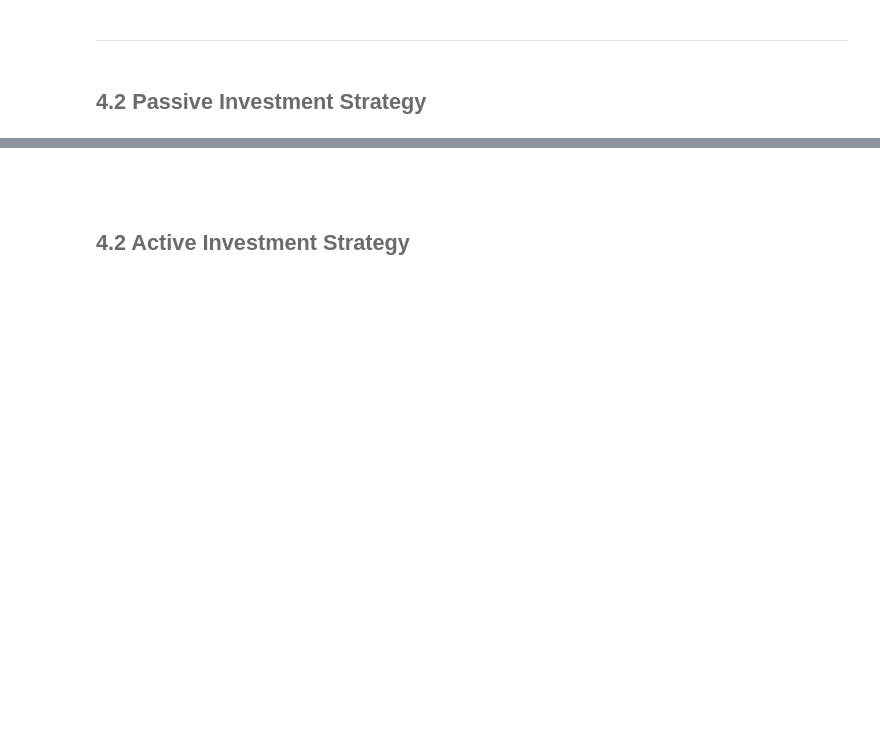
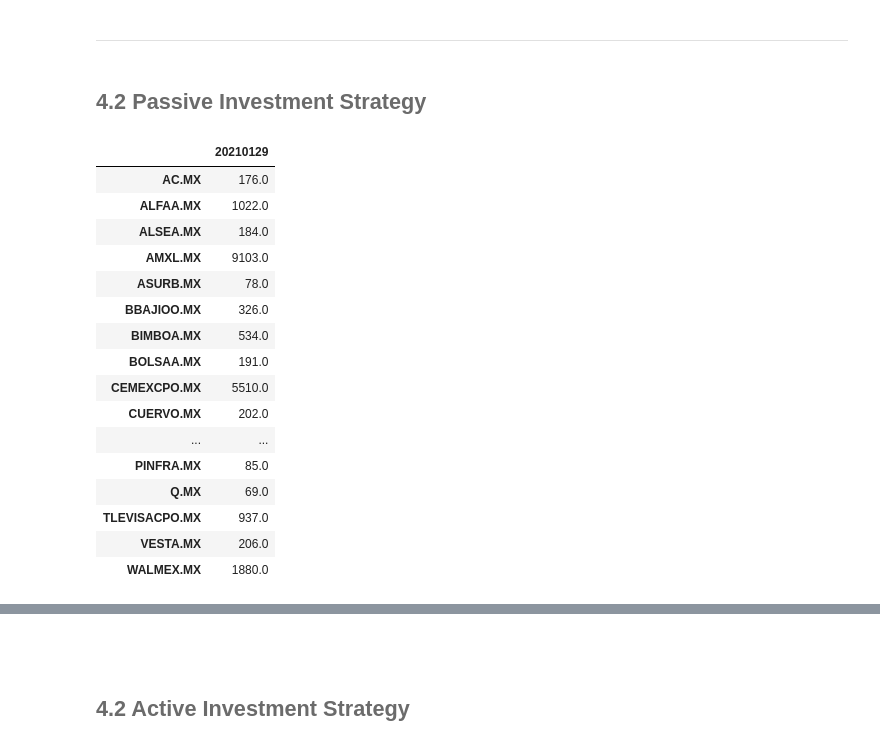
Before and after one commit to Tania-Bell/MyST_Lab1, a Jupyter notebook: notebook.ipynb, the cells around one changed output, grey strips where cells are left out. Cells and saved outputs as stored; diff of their text form; code cells hidden in the pictures; blank space fills up the shorter version.

```diff
--- a/notebook.ipynb
+++ b/notebook.ipynb
@@ -170,0 +189,20 @@ prices_daily.head(5)
+# %%
+cap_shares_p
+# %% [output]
+|  | 20210129 |
+| AC.MX | 176.0 |
+| ALFAA.MX | 1022.0 |
+| ALSEA.MX | 184.0 |
+| AMXL.MX | 9103.0 |
+| ASURB.MX | 78.0 |
+| BBAJIOO.MX | 326.0 |
+| BIMBOA.MX | 534.0 |
+| BOLSAA.MX | 191.0 |
+| CEMEXCPO.MX | 5510.0 |
+| CUERVO.MX | 202.0 |
+| ... | ... |
+| PINFRA.MX | 85.0 |
+| Q.MX | 69.0 |
+| TLEVISACPO.MX | 937.0 |
+| VESTA.MX | 206.0 |
+| WALMEX.MX | 1880.0 |
```
Also changed, not shown: parts of 17 cells of this notebook, 2 other files.
